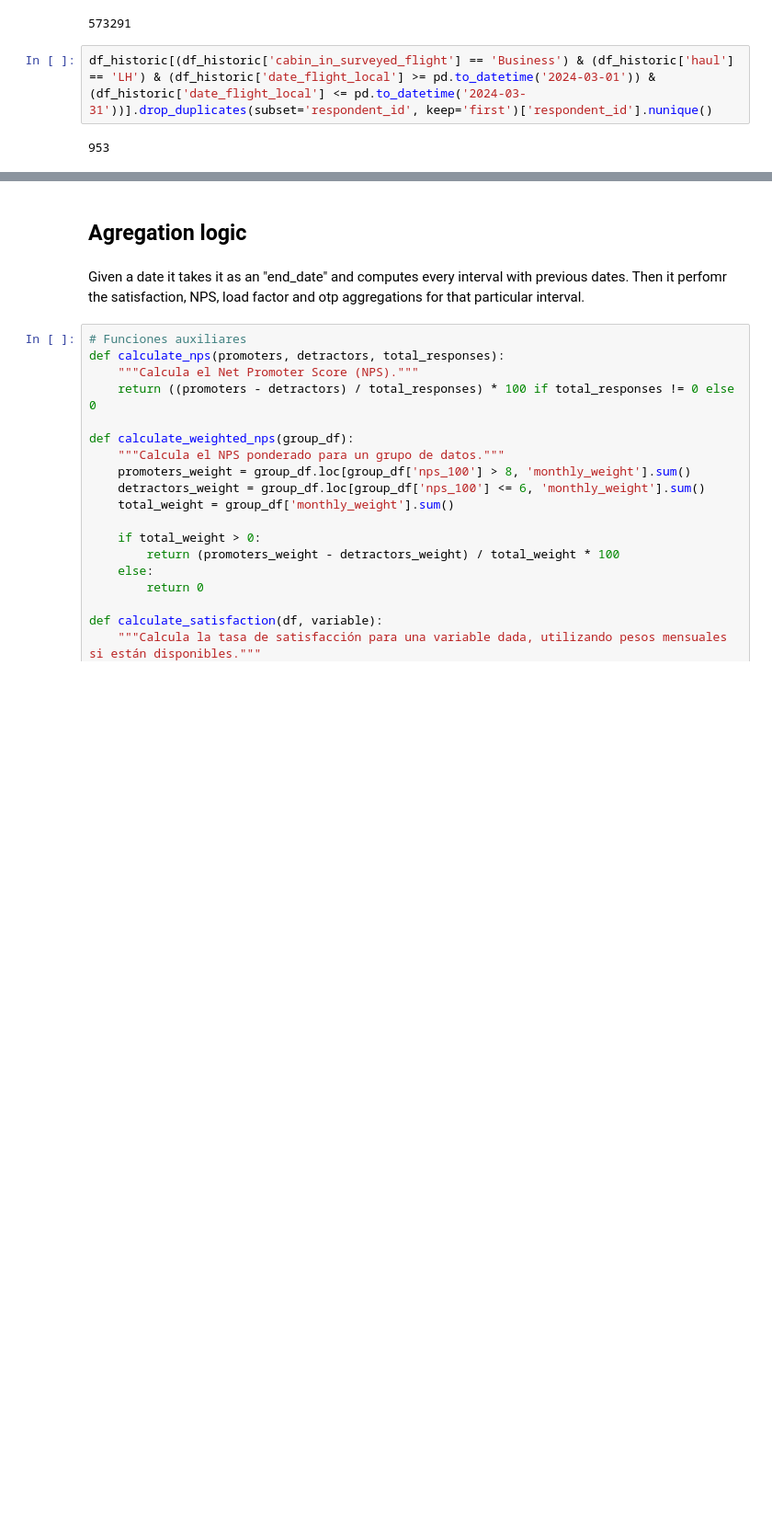
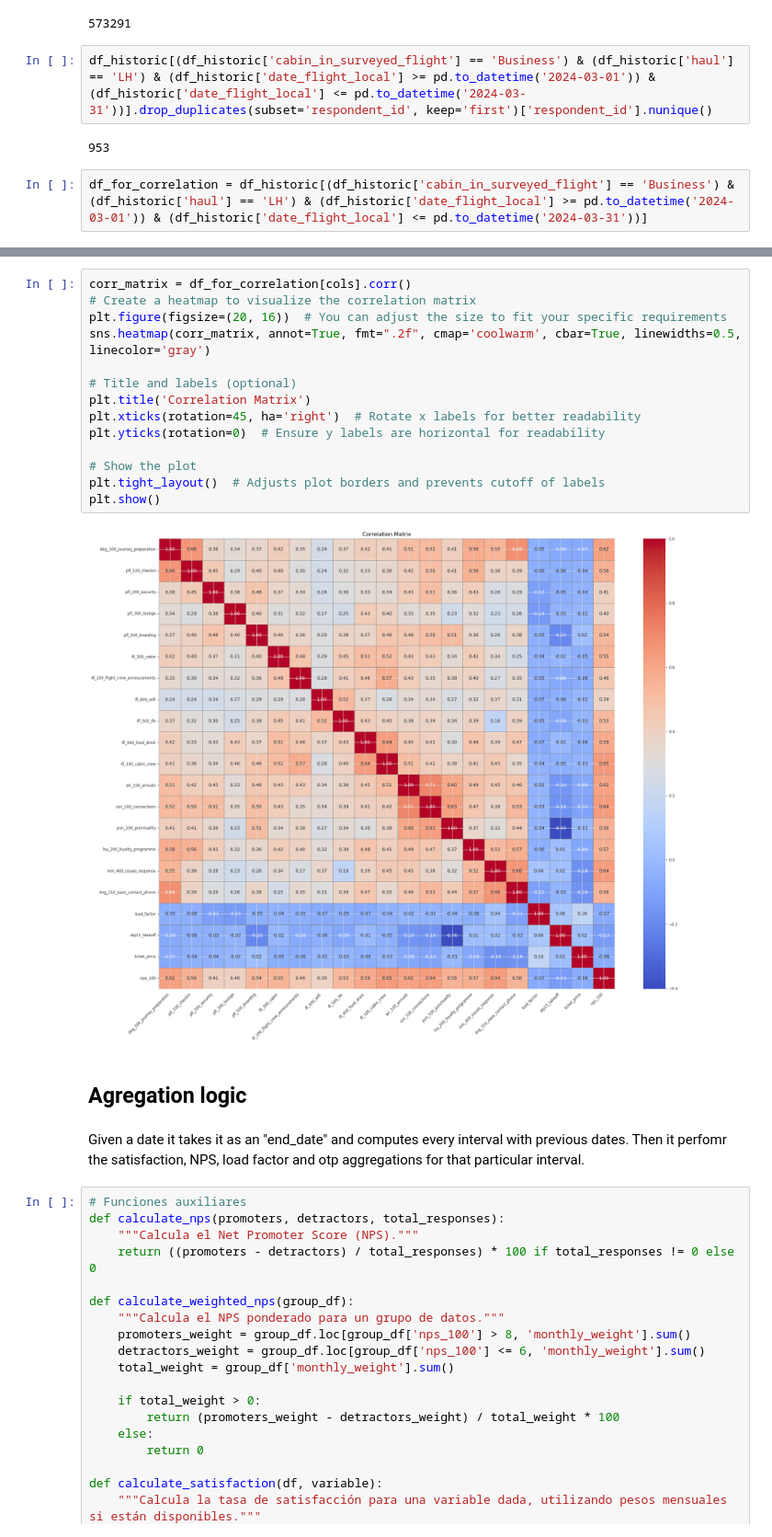
Before and after one commit to nomadicsenseis/AI_Explanatory_Drivers-VS_target_pipeline, a Jupyter notebook: develop/aggregated_production_model.ipynb, the cells around one changed output, grey strips where cells are left out. Shown at 92% size. Drawn from its saved outputs; the diff is of its cells as text; blank space fills up the shorter version.

```diff
--- a/develop/aggregated_production_model.ipynb
+++ b/develop/aggregated_production_model.ipynb
@@ -337,3 +337,5 @@ df_historic['respondent_id'].nunique()
 df_historic[(df_historic['cabin_in_surveyed_flight'] == 'Business') & (df_historic['haul'] == 'LH') & (df_historic['date_flight_local'] >= pd.to_datetime('2024-03-01')) & (df_historic['date_flight_local'] <= pd.to_datetime('2024-03-31'))].drop_duplicates(subset='respondent_id', keep='first')['respondent_id'].nunique()
 # %% [output]
 953
+# %%
+df_for_correlation = df_historic[(df_historic['cabin_in_surveyed_flight'] == 'Business') & (df_historic['haul'] == 'LH') & (df_historic['date_flight_local'] >= pd.to_datetime('2024-03-01')) & (df_historic['date_flight_local'] <= pd.to_datetime('2024-03-31'))]
@@ -340,3 +360,19 @@ df_historic[(df_historic['cabin_in_surveyed_flight'] == 'Business') & (df_histor
+# %%
+corr_matrix = df_for_correlation[cols].corr()
+# Create a heatmap to visualize the correlation matrix
+plt.figure(figsize=(20, 16))  # You can adjust the size to fit your specific requirements
+sns.heatmap(corr_matrix, annot=True, fmt=".2f", cmap='coolwarm', cbar=True, linewidths=0.5, linecolor='gray')
+
+# Title and labels (optional)
+plt.title('Correlation Matrix')
+plt.xticks(rotation=45, ha='right')  # Rotate x labels for better readability
+plt.yticks(rotation=0)  # Ensure y labels are horizontal for readability
+
+# Show the plot
+plt.tight_layout()  # Adjusts plot borders and prevents cutoff of labels
+plt.show()
+# %% [output]
+[figure, added]
 # %% [markdown]
 ## Agregation logic
 # %% [markdown]
```
Also changed, not shown: parts of 3 cells of this notebook, 4 other files.
